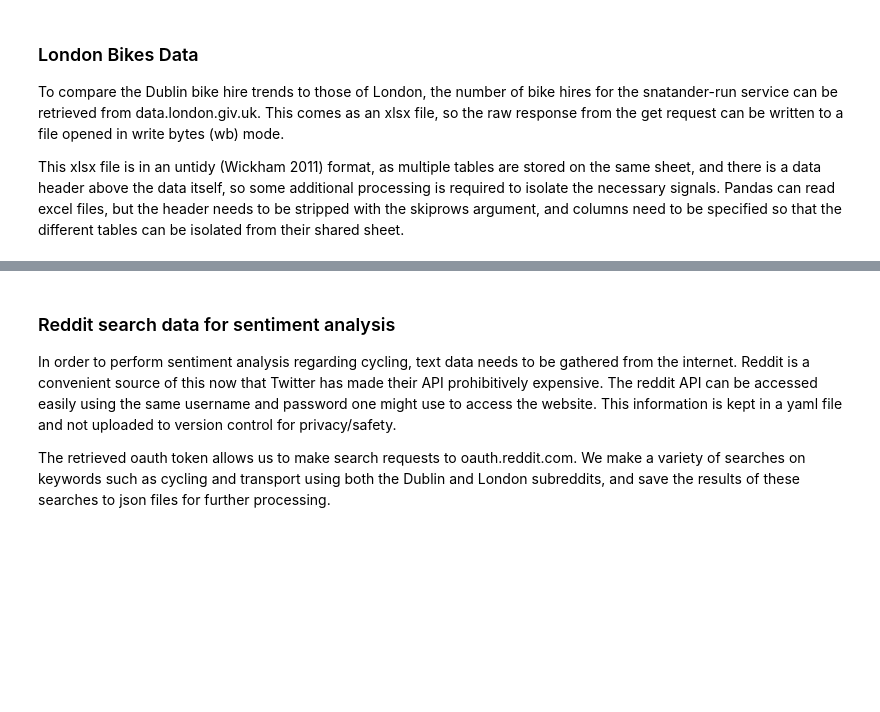
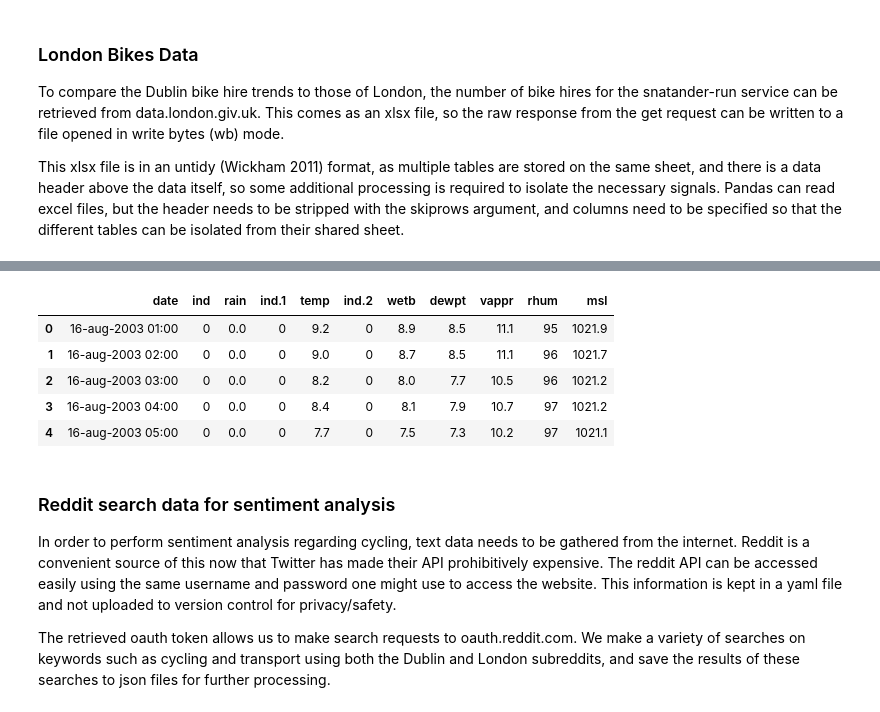
Before and after one commit to step-hen-burke/CA2, a Jupyter notebook: data_processing.ipynb, the cells around one changed output, grey strips where cells are left out. Drawn from its saved outputs; the diff is of its cells as text; code cells hidden in the pictures; blank space fills up the shorter version.

Commit message:
Population and weather data retrieval

```diff
--- a/data_processing.ipynb
+++ b/data_processing.ipynb
@@ -52,6 +52,7 @@ from tqdm.contrib import itertools
 import json
 import yaml
 import time
+import zipfile
 
 warnings.filterwarnings('ignore')
 
@@ -74,6 +75,10 @@ if not sentiment_folder.exists():
     sentiment_folder.mkdir()
     (sentiment_folder / 'dublin').mkdir()
     (sentiment_folder / 'london').mkdir()
+
+weather_folder = Path('data/weather')
+if not weather_folder.exists():
+    weather_folder.mkdir()
 # %% [markdown]
 ### Dublin Bikes Data
 
@@ -181,3 +215,13 @@ It is important that we can easily find distances using a variety of metrics, as
+# %%
+# data has a 15 row header describing the variables
+pd.read_csv(weather_folder/'hly175.csv', skiprows=15).head()
+# %% [output]
+|  | date | ind | rain | ind.1 | temp | ind.2 | wetb | dewpt | vappr | rhum | msl |
+| 0 | 16-aug-2003 01:00 | 0 | 0.0 | 0 | 9.2 | 0 | 8.9 | 8.5 | 11.1 | 95 | 1021.9 |
+| 1 | 16-aug-2003 02:00 | 0 | 0.0 | 0 | 9.0 | 0 | 8.7 | 8.5 | 11.1 | 96 | 1021.7 |
+| 2 | 16-aug-2003 03:00 | 0 | 0.0 | 0 | 8.2 | 0 | 8.0 | 7.7 | 10.5 | 96 | 1021.2 |
+| 3 | 16-aug-2003 04:00 | 0 | 0.0 | 0 | 8.4 | 0 | 8.1 | 7.9 | 10.7 | 97 | 1021.2 |
+| 4 | 16-aug-2003 05:00 | 0 | 0.0 | 0 | 7.7 | 0 | 7.5 | 7.3 | 10.2 | 97 | 1021.1 |
 # %% [markdown]
 ### Reddit search data for sentiment analysis
 
```
Also changed, not shown: parts of 9 cells of this notebook, 1 other file.
